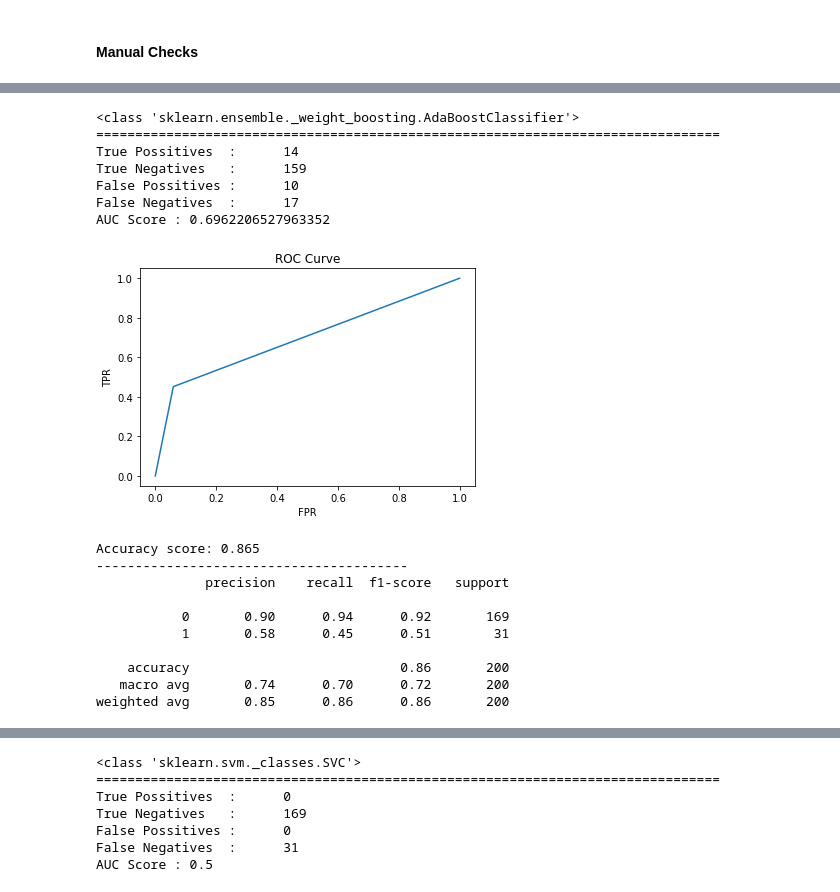
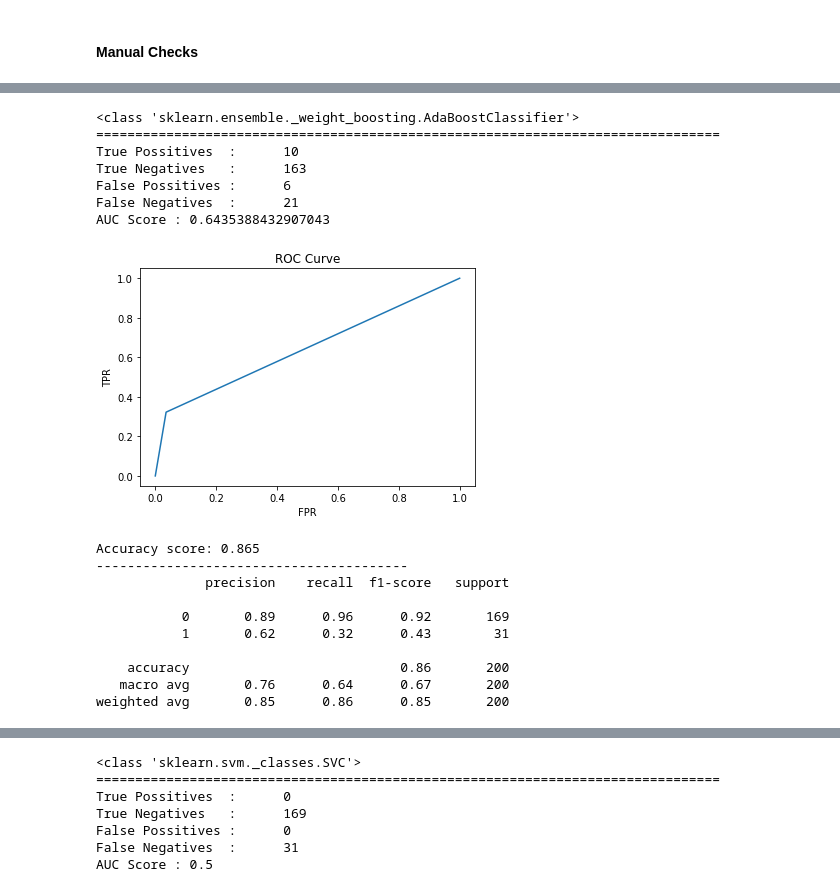
Before and after one commit to falcolf/Employee_Attrition, a Jupyter notebook: Model_Building.ipynb, the cells around one changed output, grey strips where cells are left out. Cells and saved outputs as stored; diff of their text form; code cells hidden in the pictures.

```diff
--- a/Model_Building.ipynb
+++ b/Model_Building.ipynb
@@ -48,7 +48,7 @@ def extract_feature(df_input):
     df['AboveQPay'] = df.apply(lambda x: 'No' if x.MonthlyIncome < q_pays.get(x.JobRole) else 'Yes', axis = 1)
     df['WorkFactors'] = (df.EnvironmentSatisfaction+df.JobSatisfaction+df.JobInvolvement) / 15
     df['CommunicationSkill'] = 1 / df['CommunicationSkill']
-    #df['PropCompYrsHike'] = df.YearsAtCompany/(df.PercentSalaryHike+1)
+    df['DistanceFromHome'] = 1/ df['DistanceFromHome']
     cols_to_drop = [
                     'Id',
                     'Behaviour',
@@ -72,7 +72,7 @@ def extract_feature(df_input):
                     'JobInvolvement',
                     'Age',
                     'MonthlyIncome',
-                    'DistanceFromHome'
+                    #'DistanceFromHome'
                   ]
     df.drop(cols_to_drop, inplace = True, axis = 1)
     print('Columns Dropped : {}'.format(cols_to_drop))
@@ -241,7 +245,10 @@ y_train.drop(['index'], inplace=True, axis=1)
 y_test.drop(['index'], inplace=True, axis=1)
 # %%
 from imblearn.over_sampling import SMOTENC
-sampler = SMOTENC(categorical_features= nominal_index + ordinal_index, k_neighbors=7, random_state=0, sampling_strategy=1)
+from imblearn.over_sampling import RandomOverSampler
+#sampler = RandomOverSampler(sampling_strategy=0.7)
+#X_train, y_train = sampler.fit_resample(X_train, y_train)
+sampler = SMOTENC(categorical_features= nominal_index + ordinal_index, k_neighbors=3, random_state=0)
 X_train, y_train = sampler.fit_resample(X_train, y_train)
 # %%
 X_train.shape
@@ -473,7 +480,7 @@ weighted avg       0.84      0.84      0.84       200
 # %%
 scores = dict()
 # %%
-scores['RandomForest'] = check_model_perf(RandomForestClassifier(max_features=0.9,n_estimators = 400, oob_score = True, max_depth=11), X_train, y_train, X_test, y_test)
+scores['RandomForest'] = check_model_perf(RandomForestClassifier(max_features=0.9,n_estimators = 400, oob_score = True, max_depth=9), X_train, y_train, X_test, y_test)
 # %% [output]
 <class 'sklearn.ensemble._forest.RandomForestClassifier'>
 ================================================================================
@@ -496,5 +504,5 @@ weighted avg       0.84      0.86      0.83       200
 # %%
-scores['DecisionTree'] = check_model_perf(DecisionTreeClassifier(), X_train, y_train, X_test, y_test)
+scores['DecisionTree'] = check_model_perf(DecisionTreeClassifier(max_depth=15), X_train, y_train, X_test, y_test)
 # %% [output]
 <class 'sklearn.tree._classes.DecisionTreeClassifier'>
 ================================================================================
@@ -517,24 +525,24 @@ weighted avg       0.79      0.77      0.78       200
 # %%
-scores['AdaBoost'] = check_model_perf(AdaBoostClassifier(), X_train, y_train, X_test, y_test)
+scores['AdaBoost'] = check_model_perf(AdaBoostClassifier(learning_rate=0.9, n_estimators=60), X_train, y_train, X_test, y_test)
 # %% [output]
 <class 'sklearn.ensemble._weight_boosting.AdaBoostClassifier'>
 ================================================================================
-True Possitives  :      14
-True Negatives   :      159
-False Possitives :      10
-False Negatives  :      17
-AUC Score : 0.6962206527963352
+True Possitives  :      10
+True Negatives   :      163
+False Possitives :      6
+False Negatives  :      21
+AUC Score : 0.6435388432907043
-[figure, old version]
+[figure, new version]
 Accuracy score: 0.865
 ----------------------------------------
               precision    recall  f1-score   support
 
-           0       0.90      0.94      0.92       169
-           1       0.58      0.45      0.51        31
+           0       0.89      0.96      0.92       169
+           1       0.62      0.32      0.43        31
 
     accuracy                           0.86       200
-   macro avg       0.74      0.70      0.72       200
-weighted avg       0.85      0.86      0.86       200
+   macro avg       0.76      0.64      0.67       200
+weighted avg       0.85      0.86      0.85       200
 # %%
 scores['SGDCalssifer'] = check_model_perf(SGDClassifier(), X_train, y_train, X_test, y_test)
 # %% [output]
```
Also changed, not shown: parts of 20 cells of this notebook, 1 other file.
